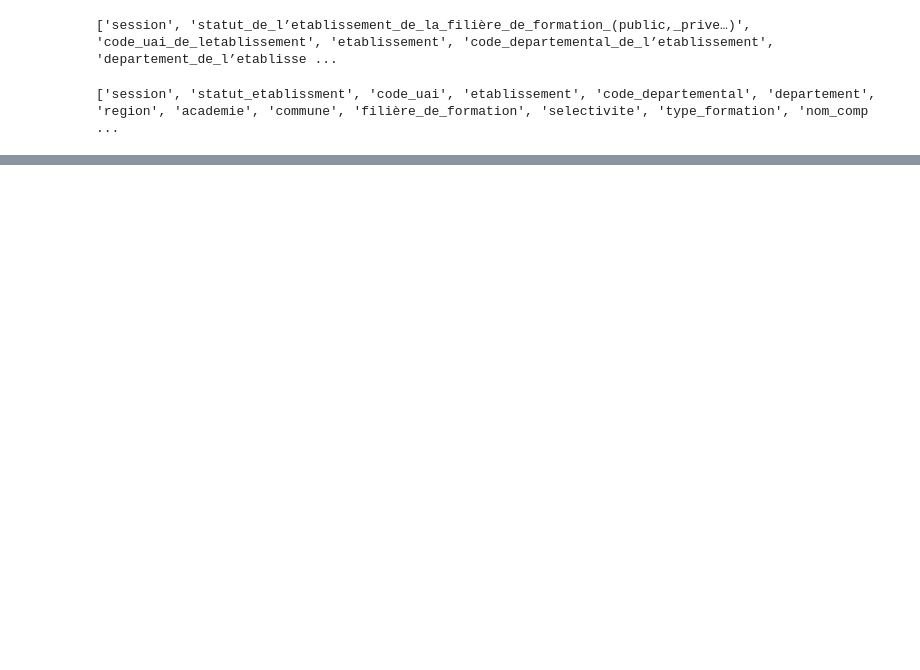
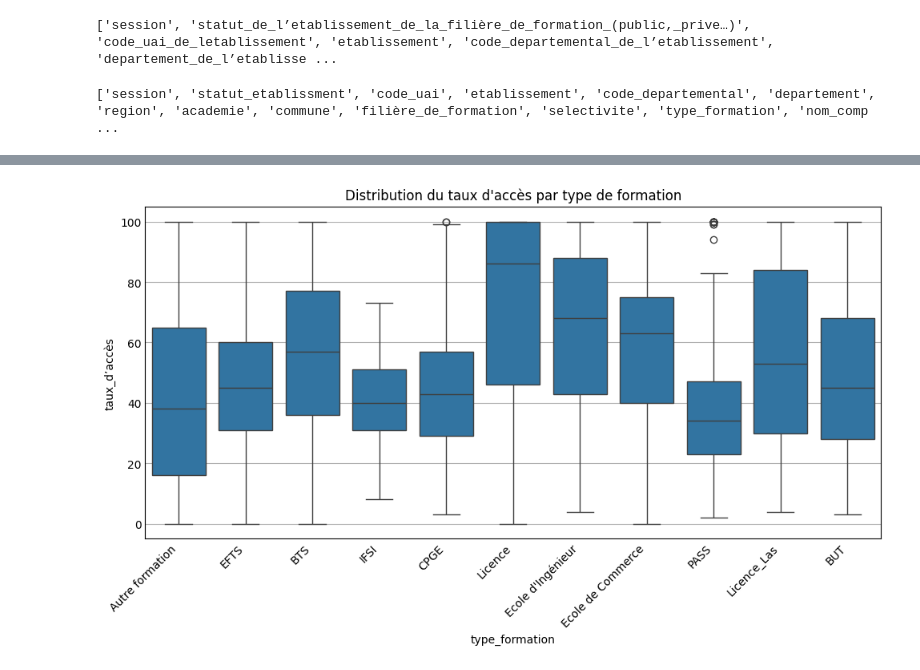
Before and after one commit to EliseELC/Portfolio-Data-Analyse, a Jupyter notebook: analyse_parcoursup_2025.ipynb, the cells around one changed output, grey strips where cells are left out. Cells and saved outputs as stored; diff of their text form; code cells hidden in the pictures; blank space fills up the shorter version.

```diff
--- a/analyse_parcoursup_2025.ipynb
+++ b/analyse_parcoursup_2025.ipynb
@@ -121,0 +200,9 @@ print(df.columns.tolist())
+# %%
+plt.figure(figsize=(10,6))
+sns.boxplot(data=df_plot, x='type_formation', y='taux_d’accès')
+plt.xticks(rotation=45, ha='right')
+plt.title("Distribution du taux d'accès par type de formation")
+plt.tight_layout()
+plt.show()
+# %% [output]
+[figure, added]
```
Also changed, not shown: parts of 10 cells of this notebook.
